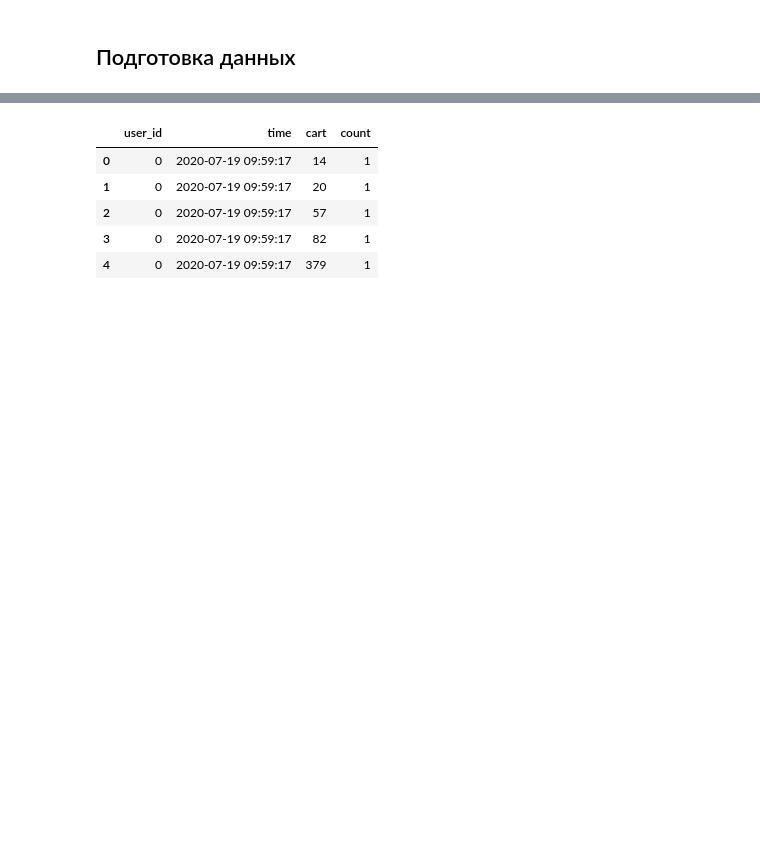
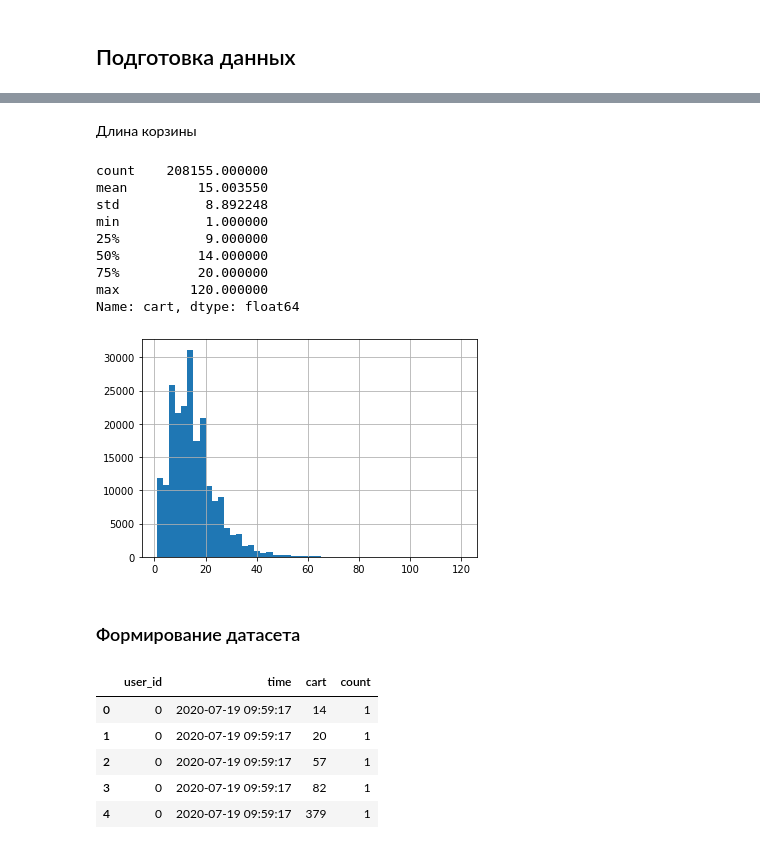
Before and after one commit to exsandebest/mts-teta-nbr, a Jupyter notebook: 1. Baselines.ipynb, the cells around one changed output, grey strips where cells are left out. Saved outputs shown, nothing was run; the diff lists cells and outputs as text; code cells hidden in the pictures; blank space fills up the shorter version.

```diff
--- a/1. Baselines.ipynb
+++ b/1. Baselines.ipynb
@@ -33,3 +77,21 @@ df["time"] = pd.to_datetime(df["time"], format="%Y-%m-%d %H:%M:%S") # измен
+# %% [markdown]
+Длина корзины
+# %%
+df.groupby("time")["cart"].count().hist(bins=50)
+df.groupby("time")["cart"].count().describe()
+# %% [output]
+count    208155.000000
+mean         15.003550
+std           8.892248
+min           1.000000
+25%           9.000000
+50%          14.000000
+75%          20.000000
+max         120.000000
+Name: cart, dtype: float64
+[figure, added]
+# %% [markdown]
+### Формирование датасета
 # %%
 # Заменяет повторяющиеся товары в корзине на одну запись с указанием количества
 def duplicates_to_count(t):
```
Also changed, not shown: parts of 9 cells of this notebook, 1 other file.
